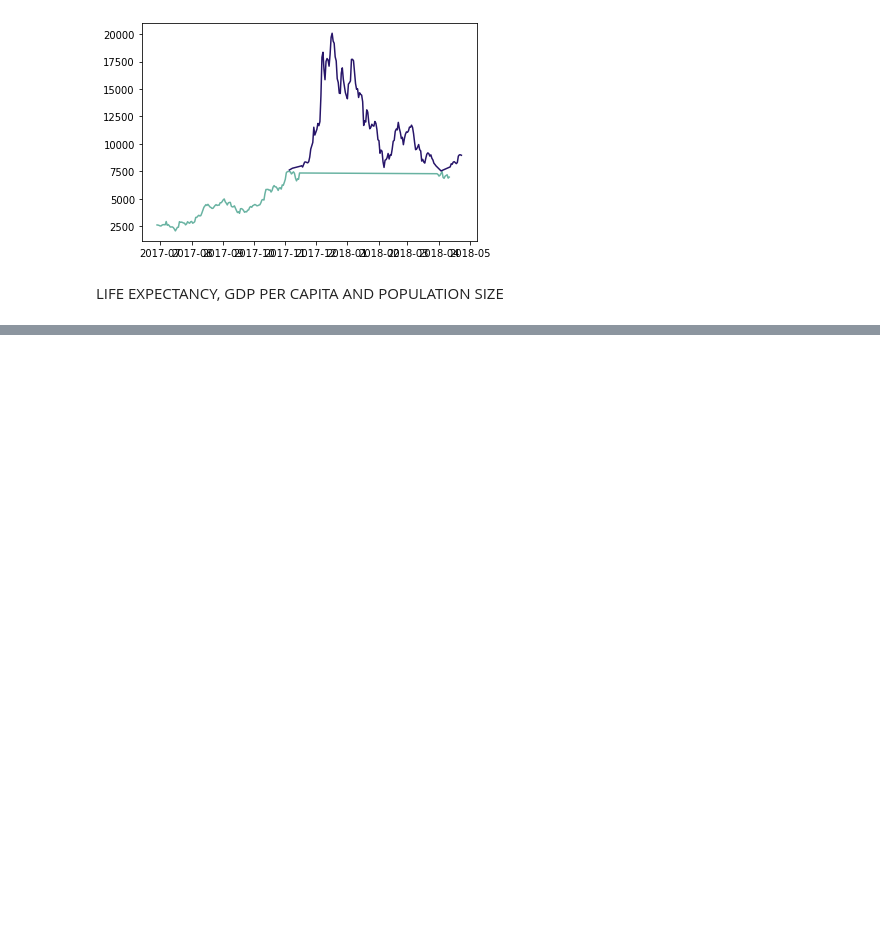
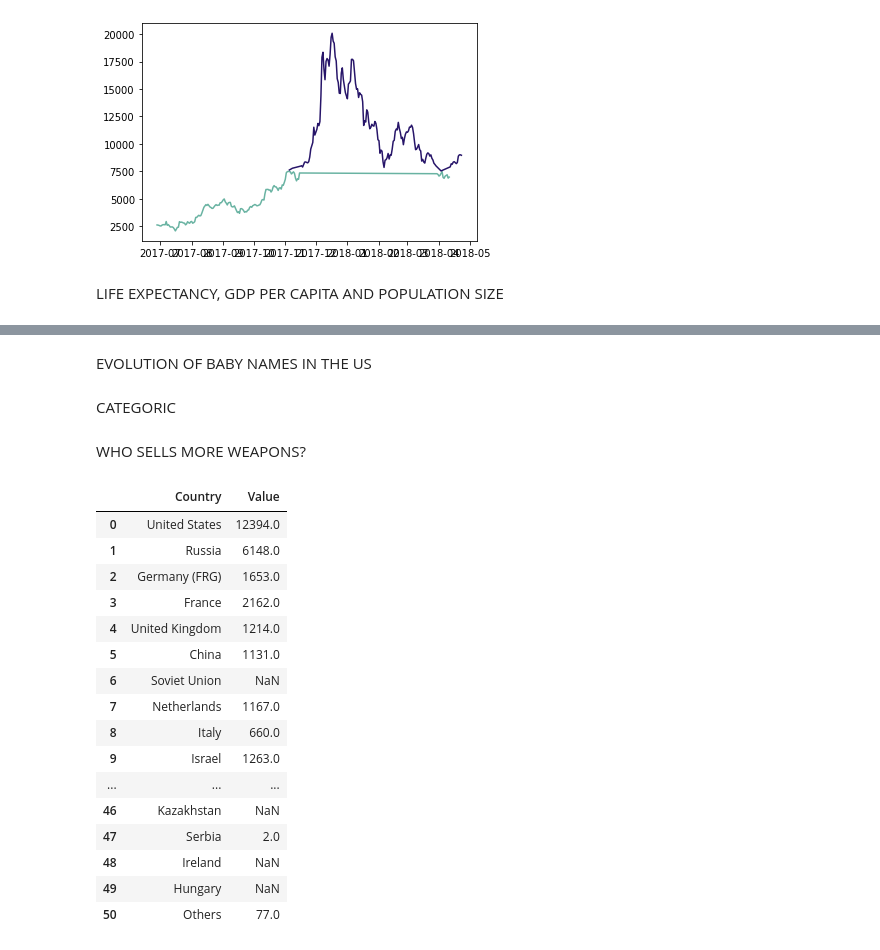
Before and after one commit to anjaliagarwal152615/lab2-dataviz, a Jupyter notebook: file.ipynb, the cells around one changed output, grey strips where cells are left out. Drawn from its saved outputs; the diff is of its cells as text; code cells hidden in the pictures; blank space fills up the shorter version.

Commit message:
categorical

```diff
--- a/file.ipynb
+++ b/file.ipynb
@@ -206,0 +228,2 @@ LIFE EXPECTANCY, GDP PER CAPITA AND POPULATION SIZE
+# %% [markdown]
+EVOLUTION OF BABY NAMES IN THE US
@@ -206,0 +256,51 @@ LIFE EXPECTANCY, GDP PER CAPITA AND POPULATION SIZE
+# %% [markdown]
+CATEGORIC
+# %% [markdown]
+WHO SELLS MORE WEAPONS?
+# %%
+df = pd.read_csv(r"https://raw.githubusercontent.com/holtzy/data_to_viz/master/Example_dataset/7_OneCatOneNum.csv")
+#lollipop plot
+df
+# data %>%
+#   filter(!is.na(Value)) %>%
+#   arrange(Value) %>%
+#   mutate(Country=factor(Country, Country)) %>%
+#   ggplot( aes(x=Country, y=Value) ) +
+#     geom_segment( aes(x=Country ,xend=Country, y=0, yend=Value), color="grey") +
+#     geom_point(size=3, color="#69b3a2") +
+#     coord_flip() +
+#     theme_ipsum() +
+#     theme(
+#       panel.grid.minor.y = element_blank(),
+#       panel.grid.major.y = element_blank(),
+#       legend.position="none"
+#     ) +
+#     xlab("")
+
+#lollipop plot in python
+#import stem
+#remove na values
+# df = df.dropna()
+# plt.stem(df['Country'], df['Value'], linefmt='#69b3a2', markerfmt=' ', basefmt='grey', use_line_collection=True, bottom=0, label='')
+# plt.legend()
+
+
+# #invert
+# %% [output]
+|  | Country | Value |
+| 0 | United States | 12394.0 |
+| 1 | Russia | 6148.0 |
+| 2 | Germany (FRG) | 1653.0 |
+| 3 | France | 2162.0 |
+| 4 | United Kingdom | 1214.0 |
+| 5 | China | 1131.0 |
+| 6 | Soviet Union | NaN |
+| 7 | Netherlands | 1167.0 |
+| 8 | Italy | 660.0 |
+| 9 | Israel | 1263.0 |
+| ... | ... | ... |
+| 46 | Kazakhstan | NaN |
+| 47 | Serbia | 2.0 |
+| 48 | Ireland | NaN |
+| 49 | Hungary | NaN |
+| 50 | Others | 77.0 |
```
Also changed, not shown: parts of 9 cells of this notebook.
